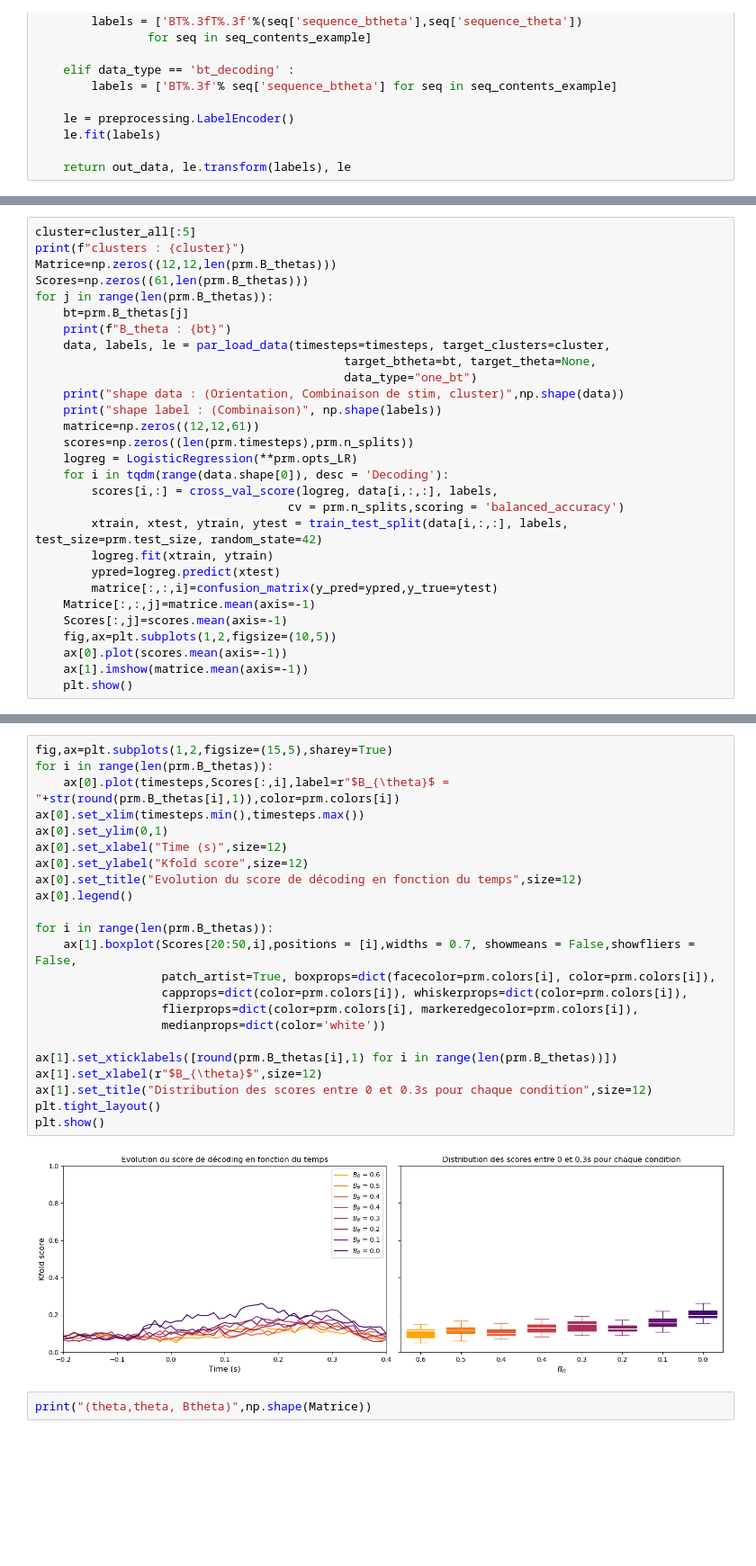
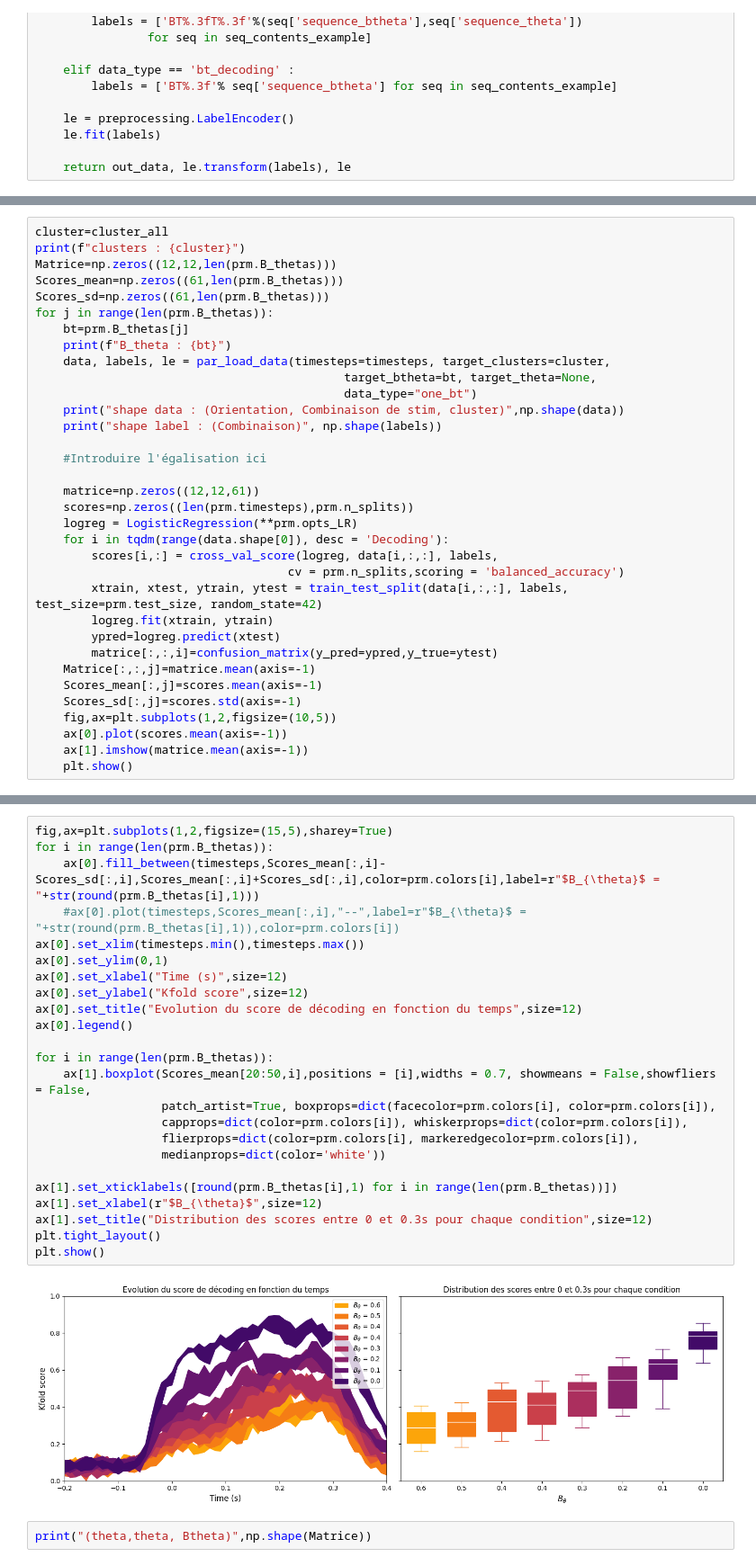
Before and after one commit to alexandre-laine/2023-INT-StageM1, a Jupyter notebook: Decoding_theta.ipynb, the cells around one changed output, grey strips where cells are left out. Shown at 90% size. Cells and saved outputs as stored; diff of their text form; blank space fills up the shorter version.

```diff
--- a/Decoding_theta.ipynb
+++ b/Decoding_theta.ipynb
@@ -101,8 +103,9 @@ def par_load_data(timesteps, target_clusters,
 # %%
-cluster=cluster_all[:5]
+cluster=cluster_all
 print(f"clusters : {cluster}")
 Matrice=np.zeros((12,12,len(prm.B_thetas)))
-Scores=np.zeros((61,len(prm.B_thetas)))
+Scores_mean=np.zeros((61,len(prm.B_thetas)))
+Scores_sd=np.zeros((61,len(prm.B_thetas)))
 for j in range(len(prm.B_thetas)):
     bt=prm.B_thetas[j]
     print(f"B_theta : {bt}")
@@ -111,6 +114,9 @@ for j in range(len(prm.B_thetas)):
                                             data_type="one_bt")
     print("shape data : (Orientation, Combinaison de stim, cluster)",np.shape(data))
     print("shape label : (Combinaison)", np.shape(labels))
+
+    #Introduire l'égalisation ici
+
     matrice=np.zeros((12,12,61))
     scores=np.zeros((len(prm.timesteps),prm.n_splits))
     logreg = LogisticRegression(**prm.opts_LR)
@@ -122,7 +128,8 @@ for j in range(len(prm.B_thetas)):
         ypred=logreg.predict(xtest)
         matrice[:,:,i]=confusion_matrix(y_pred=ypred,y_true=ytest)
     Matrice[:,:,j]=matrice.mean(axis=-1)
-    Scores[:,j]=scores.mean(axis=-1)
+    Scores_mean[:,j]=scores.mean(axis=-1)
+    Scores_sd[:,j]=scores.std(axis=-1)
     fig,ax=plt.subplots(1,2,figsize=(10,5))
     ax[0].plot(scores.mean(axis=-1))
     ax[1].imshow(matrice.mean(axis=-1))
@@ -158,28 +182,29 @@ print("(temps, Btheta)",np.shape(Scores))
 # %%
 fig,ax=plt.subplots(1,2,figsize=(15,5),sharey=True)
 for i in range(len(prm.B_thetas)):
-    ax[0].plot(timesteps,Scores[:,i],label=r"$B_{\theta}$ = "+str(round(prm.B_thetas[i],1)),color=prm.colors[i])
+    ax[0].fill_between(timesteps,Scores_mean[:,i]-Scores_sd[:,i],Scores_mean[:,i]+Scores_sd[:,i],color=prm.colors[i],label=r"$B_{\theta}$ = "+str(round(prm.B_thetas[i],1)))
+    #ax[0].plot(timesteps,Scores_mean[:,i],"--",label=r"$B_{\theta}$ = "+str(round(prm.B_thetas[i],1)),color=prm.colors[i])
 ax[0].set_xlim(timesteps.min(),timesteps.max())
 ax[0].set_ylim(0,1)
 ax[0].set_xlabel("Time (s)",size=12)
 ax[0].set_ylabel("Kfold score",size=12)
 ax[0].set_title("Evolution du score de décoding en fonction du temps",size=12)
 ax[0].legend()
 
 for i in range(len(prm.B_thetas)):
-    ax[1].boxplot(Scores[20:50,i],positions = [i],widths = 0.7, showmeans = False,showfliers = False,
+    ax[1].boxplot(Scores_mean[20:50,i],positions = [i],widths = 0.7, showmeans = False,showfliers = False,
                   patch_artist=True, boxprops=dict(facecolor=prm.colors[i], color=prm.colors[i]),
                   capprops=dict(color=prm.colors[i]), whiskerprops=dict(color=prm.colors[i]),
                   flierprops=dict(color=prm.colors[i], markeredgecolor=prm.colors[i]),
                   medianprops=dict(color='white'))
 
 ax[1].set_xticklabels([round(prm.B_thetas[i],1) for i in range(len(prm.B_thetas))])
 ax[1].set_xlabel(r"$B_{\theta}$",size=12)
 ax[1].set_title("Distribution des scores entre 0 et 0.3s pour chaque condition",size=12)
 plt.tight_layout()
 plt.show()
 # %% [output]
-[figure, old version]
+[figure, new version]
 # %%
 print("(theta,theta, Btheta)",np.shape(Matrice))
 # %% [output]
```
Also changed, not shown: parts of 8 cells of this notebook, 5 other files.
